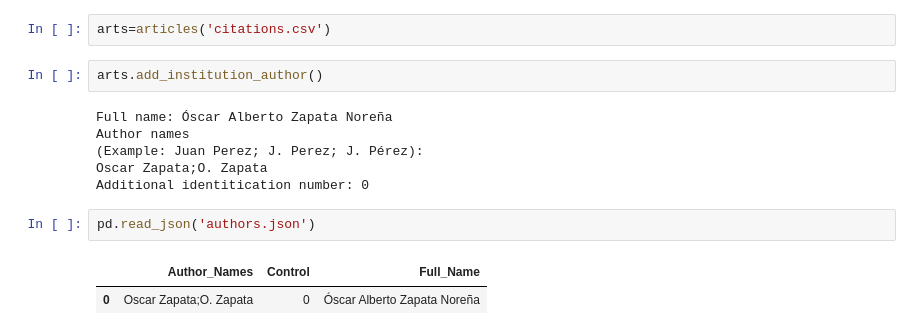
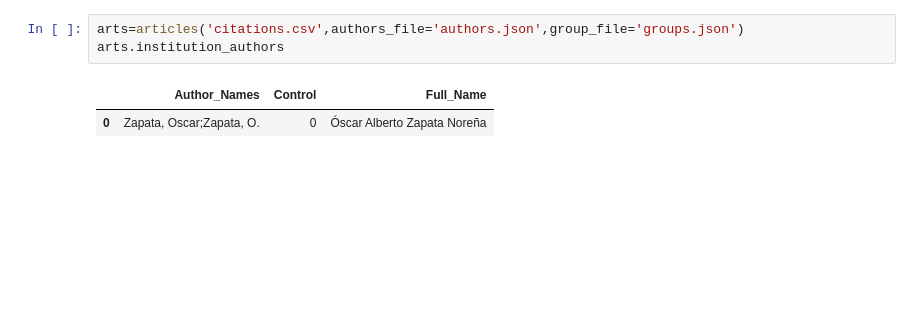
Before and after one commit to restrepo/articles, a Jupyter notebook: index.ipynb, the cells around one changed output. Drawn from its saved outputs; the diff is of its cells as text; blank space fills up the shorter version.

```diff
--- a/index.ipynb
+++ b/index.ipynb
@@ -103,15 +235,6 @@ class articles(publications):
 # %%
-arts=articles('citations.csv')
+arts=articles('citations.csv',authors_file='authors.json',group_file='groups.json')
+arts.institution_authors
+# %% [output]
+|  | Author_Names | Control | Full_Name |
+| 0 | Zapata, Oscar;Zapata, O. | 0 | Óscar Alberto Zapata Noreña |
-# %%
-arts.add_institution_author()
-# %% [output]
-Full name: Óscar Alberto Zapata Noreña
-Author names
-(Example: Juan Perez; J. Perez; J. Pérez):
-Oscar Zapata;O. Zapata
-Additional identitication number: 0
-# %%
-pd.read_json('authors.json')
-# %% [output]
-|  | Author_Names | Control | Full_Name |
-| 0 | Oscar Zapata;O. Zapata | 0 | Óscar Alberto Zapata Noreña |
```
Also changed, not shown: parts of 17 cells of this notebook.
